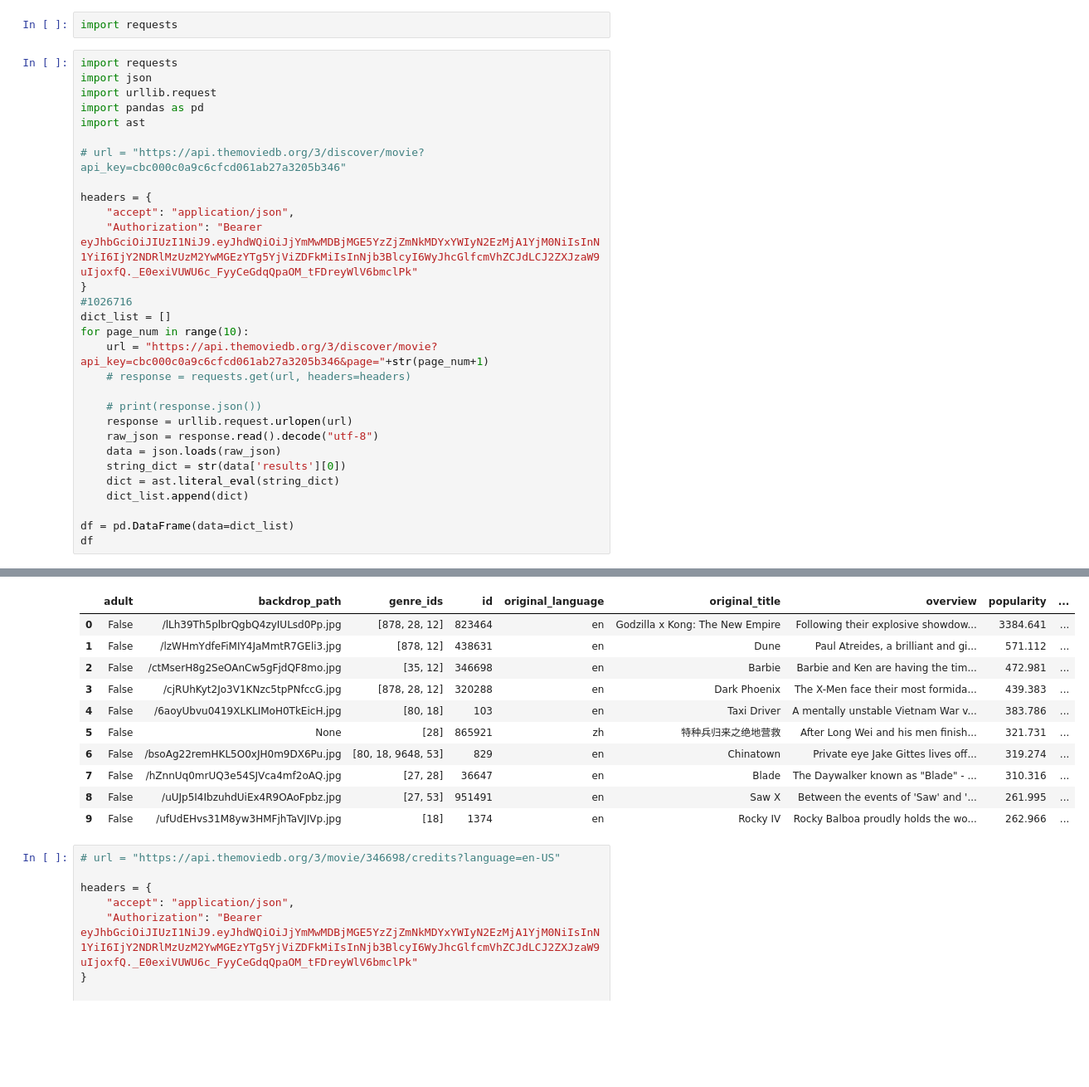
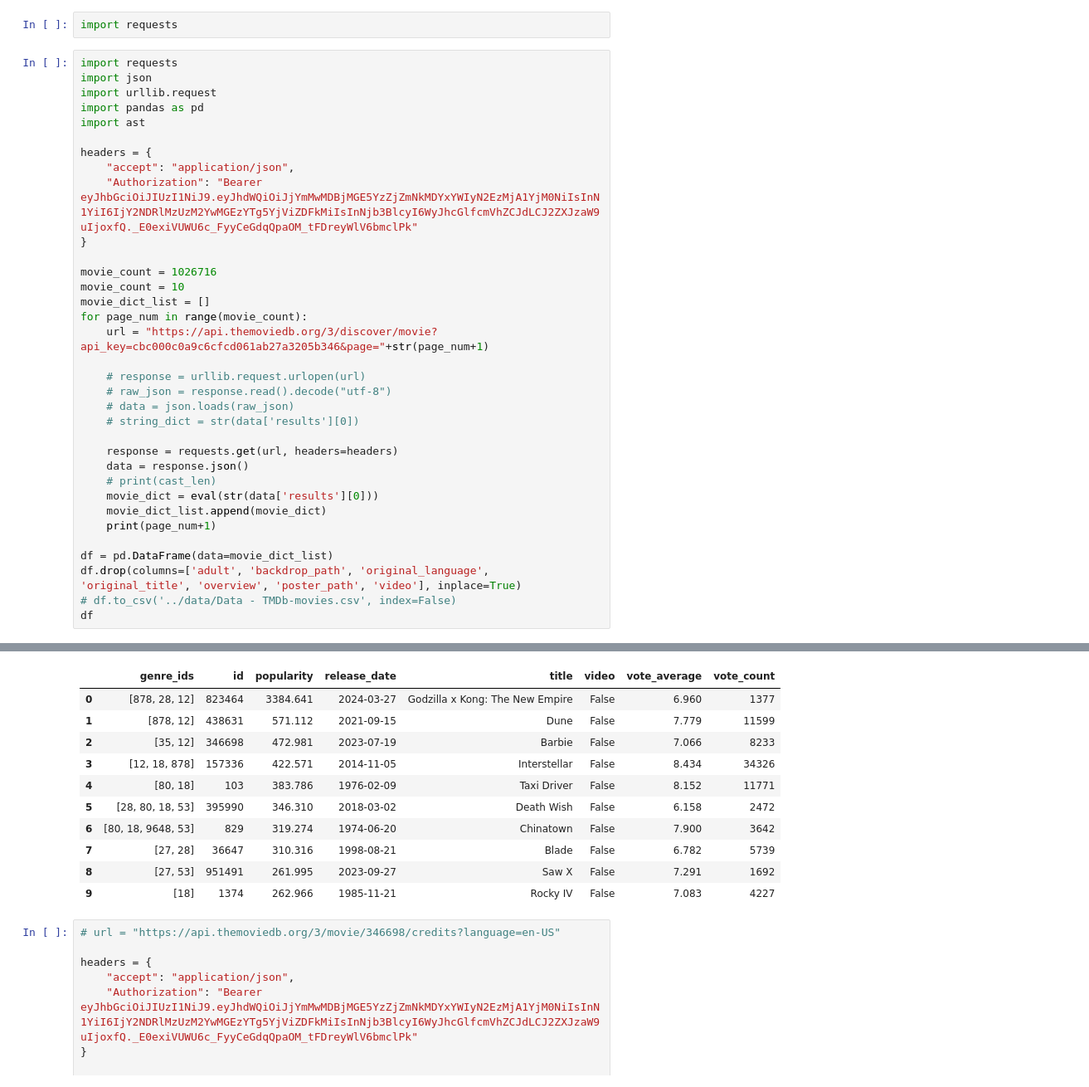
Before and after one commit to mlcuadra1/MBTI-movies-EDA, a Jupyter notebook: notebooks/Script 5 - TMDB-API.ipynb, the cells around one changed output, grey strips where cells are left out. Shown at 83% size. Drawn from its saved outputs; the diff is of its cells as text; blank space fills up the shorter version.

```diff
--- a/notebooks/Script 5 - TMDB-API.ipynb
+++ b/notebooks/Script 5 - TMDB-API.ipynb
@@ -7,26 +7,31 @@ import urllib.request
 import pandas as pd
 import ast
 
-# url = "https://api.themoviedb.org/3/discover/movie?api_key=cbc000c0a9c6cfcd061ab27a3205b346"
-
 headers = {
     "accept": "application/json",
     "Authorization": "Bearer eyJhbGciOiJIUzI1NiJ9.eyJhdWQiOiJjYmMwMDBjMGE5YzZjZmNkMDYxYWIyN2EzMjA1YjM0NiIsInN1YiI6IjY2NDRlMzUzM2YwMGEzYTg5YjViZDFkMiIsInNjb3BlcyI6WyJhcGlfcmVhZCJdLCJ2ZXJzaW9uIjoxfQ._E0exiVUWU6c_FyyCeGdqQpaOM_tFDreyWlV6bmclPk"
 }
-#1026716
-dict_list = []
-for page_num in range(10):
+
+movie_count = 1026716
+movie_count = 10
+movie_dict_list = []
+for page_num in range(movie_count):
     url = "https://api.themoviedb.org/3/discover/movie?api_key=cbc000c0a9c6cfcd061ab27a3205b346&page="+str(page_num+1)
-    # response = requests.get(url, headers=headers)
 
-    # print(response.json())
-    response = urllib.request.urlopen(url)
-    raw_json = response.read().decode("utf-8")
-    data = json.loads(raw_json)
-    string_dict = str(data['results'][0])
-    dict = ast.literal_eval(string_dict)
-    dict_list.append(dict)
+    # response = urllib.request.urlopen(url)
+    # raw_json = response.read().decode("utf-8")
+    # data = json.loads(raw_json)
+    # string_dict = str(data['results'][0])
 
-df = pd.DataFrame(data=dict_list)
+    response = requests.get(url, headers=headers)
+    data = response.json()
+    # print(cast_len)
+    movie_dict = eval(str(data['results'][0]))
+    movie_dict_list.append(movie_dict)
+    print(page_num+1)
+
+df = pd.DataFrame(data=movie_dict_list)
+df.drop(columns=['adult', 'backdrop_path', 'original_language', 'original_title', 'overview', 'poster_path', 'video'], inplace=True)
+# df.to_csv('../data/Data - TMDb-movies.csv', index=False)
 df
 # %% [output]
@@ -33,14 +48,14 @@ df
-|  | adult | backdrop_path | genre_ids | id | original_language | original_title | overview | popularity | ... |
-| 0 | False | /lLh39Th5plbrQgbQ4zyIULsd0Pp.jpg | [878, 28, 12] | 823464 | en | Godzilla x Kong: The New Empire | Following their explosive showdow... | 3384.641 | ... |
-| 1 | False | /lzWHmYdfeFiMIY4JaMmtR7GEli3.jpg | [878, 12] | 438631 | en | Dune | Paul Atreides, a brilliant and gi... | 571.112 | ... |
-| 2 | False | /ctMserH8g2SeOAnCw5gFjdQF8mo.jpg | [35, 12] | 346698 | en | Barbie | Barbie and Ken are having the tim... | 472.981 | ... |
-| 3 | False | /cjRUhKyt2Jo3V1KNzc5tpPNfccG.jpg | [878, 28, 12] | 320288 | en | Dark Phoenix | The X-Men face their most formida... | 439.383 | ... |
-| 4 | False | /6aoyUbvu0419XLKLIMoH0TkEicH.jpg | [80, 18] | 103 | en | Taxi Driver | A mentally unstable Vietnam War v... | 383.786 | ... |
-| 5 | False | None | [28] | 865921 | zh | 特种兵归来之绝地营救 | After Long Wei and his men finish... | 321.731 | ... |
-| 6 | False | /bsoAg22remHKL5O0xJH0m9DX6Pu.jpg | [80, 18, 9648, 53] | 829 | en | Chinatown | Private eye Jake Gittes lives off... | 319.274 | ... |
-| 7 | False | /hZnnUq0mrUQ3e54SJVca4mf2oAQ.jpg | [27, 28] | 36647 | en | Blade | The Daywalker known as "Blade" - ... | 310.316 | ... |
-| 8 | False | /uUJp5I4IbzuhdUiEx4R9OAoFpbz.jpg | [27, 53] | 951491 | en | Saw X | Between the events of 'Saw' and '... | 261.995 | ... |
-| 9 | False | /ufUdEHvs31M8yw3HMFjhTaVJIVp.jpg | [18] | 1374 | en | Rocky IV | Rocky Balboa proudly holds the wo... | 262.966 | ... |
+|  | genre_ids | id | popularity | release_date | title | video | vote_average | vote_count |
+| 0 | [878, 28, 12] | 823464 | 3384.641 | 2024-03-27 | Godzilla x Kong: The New Empire | False | 6.960 | 1377 |
+| 1 | [878, 12] | 438631 | 571.112 | 2021-09-15 | Dune | False | 7.779 | 11599 |
+| 2 | [35, 12] | 346698 | 472.981 | 2023-07-19 | Barbie | False | 7.066 | 8233 |
+| 3 | [12, 18, 878] | 157336 | 422.571 | 2014-11-05 | Interstellar | False | 8.434 | 34326 |
+| 4 | [80, 18] | 103 | 383.786 | 1976-02-09 | Taxi Driver | False | 8.152 | 11771 |
+| 5 | [28, 80, 18, 53] | 395990 | 346.310 | 2018-03-02 | Death Wish | False | 6.158 | 2472 |
+| 6 | [80, 18, 9648, 53] | 829 | 319.274 | 1974-06-20 | Chinatown | False | 7.900 | 3642 |
+| 7 | [27, 28] | 36647 | 310.316 | 1998-08-21 | Blade | False | 6.782 | 5739 |
+| 8 | [27, 53] | 951491 | 261.995 | 2023-09-27 | Saw X | False | 7.291 | 1692 |
+| 9 | [18] | 1374 | 262.966 | 1985-11-21 | Rocky IV | False | 7.083 | 4227 |
 # %%
 # url = "https://api.themoviedb.org/3/movie/346698/credits?language=en-US"
 
```
Also changed, not shown: parts of 2 cells of this notebook, 1 other file.
